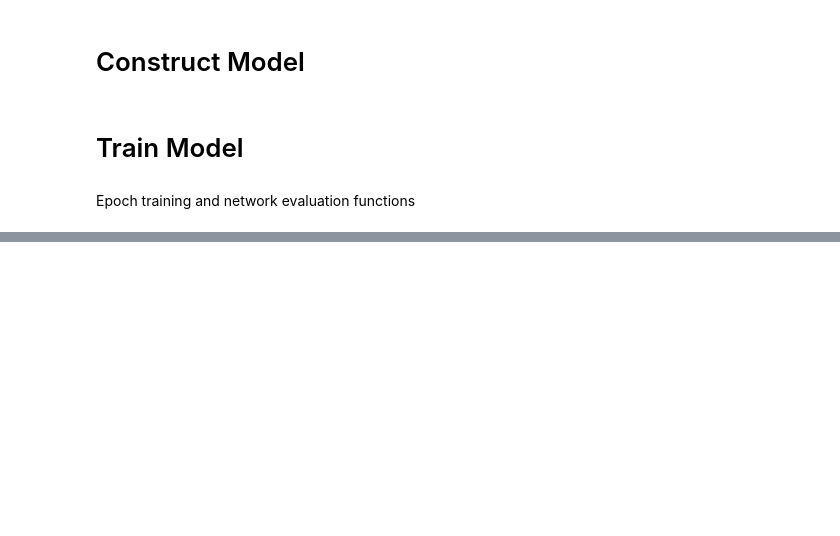
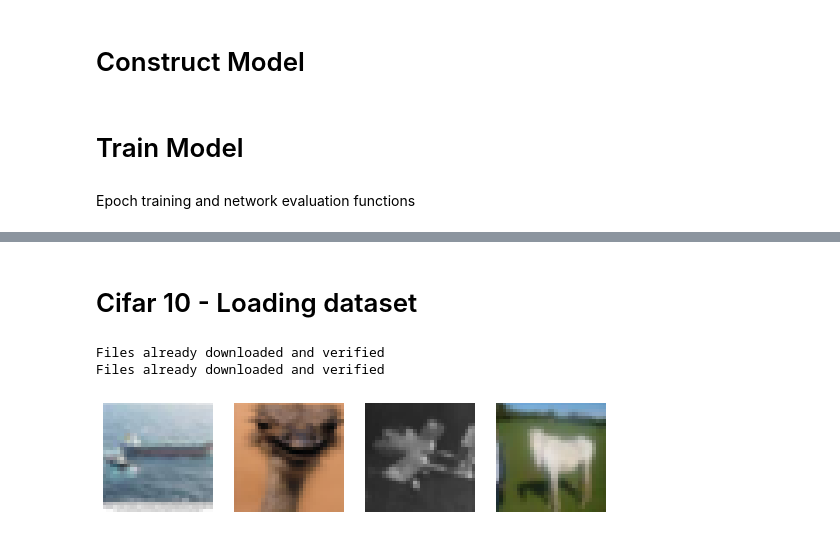
Before and after one commit to llamprou/NeuralNetwork, a Jupyter notebook: Convolutional.ipynb, the cells around one changed output, grey strips where cells are left out. Drawn from its saved outputs; the diff is of its cells as text; code cells hidden in the pictures; blank space fills up the shorter version.

```diff
--- a/Convolutional.ipynb
+++ b/Convolutional.ipynb
@@ -160,3 +208,38 @@ Epoch: 4 -- time: 21.422170400619507 -- loss = 331.63807585835457 -- accuracy =
+# %% [markdown]
+# Cifar 10 - Loading dataset
+# %%
+transform2 = transforms.Compose(
+    [transforms.ToTensor(),
+     transforms.Normalize((0.5, 0.5, 0.5), (0.5, 0.5, 0.5))])
+
+batch_size2 = 4
+train_data2 = datasets.CIFAR10(root='./data', train=True, download=True, transform=transform2)
+
+test_data2 = datasets.CIFAR10(root='./data', train=False, download=True, transform=transform2)
+# %% [output]
+Files already downloaded and verified
+Files already downloaded and verified
+# %%
+d2 = dt.Data()
+d2.train_dataloader = DataLoader(train_data2, batch_size=batch_size2,
+                                          shuffle=True)
+d2.test_dataloader = DataLoader(test_data2, batch_size=batch_size2,
+                                          shuffle=True)
+# %%
+x,y = next(iter(d2.train_dataloader))
+# %%
+def imshow(*images):
+  plt.figure(figsize= (9,5))
+  for k,img in enumerate(images):
+    plt.subplot(len(images)//4+1,4,k+1)
+    npimg= img.numpy()
+    npimg = (npimg/2 + 0.5).transpose(1,2,0)
+    plt.imshow(npimg)
+    plt.axis("off")
+# %%
+imshow(x[0], x[1], x[2], x[3])
+# %% [output]
+[figure, added]
 # %%
 state2 = lay.Network_state()
 p2 = state2.parameters
```
Also changed, not shown: parts of 8 cells of this notebook.
